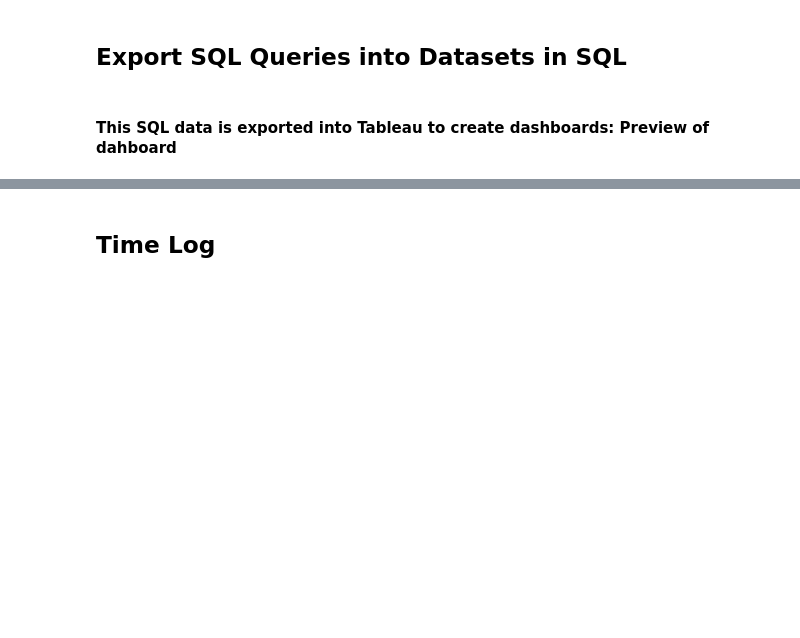
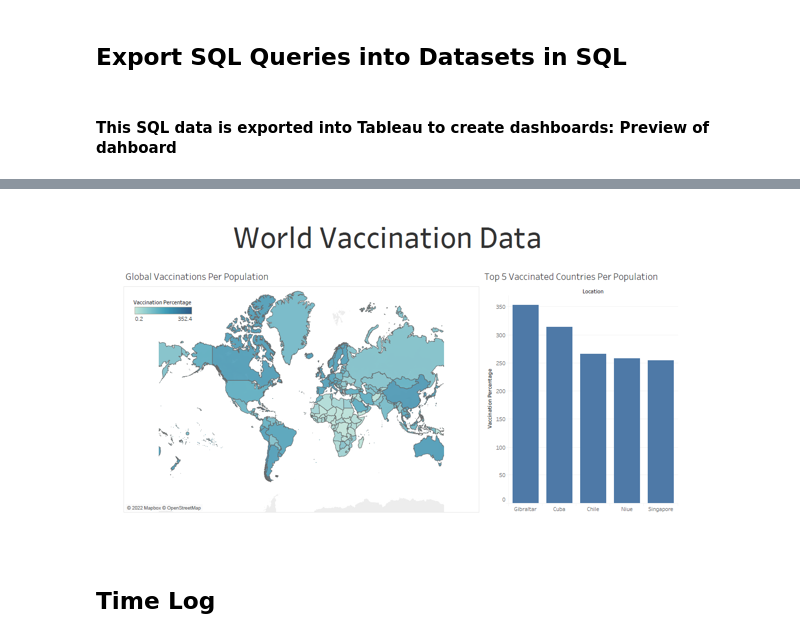
Before and after one commit to aaAbdulkadir/Full_Covid_Project_Analysis, a Jupyter notebook: CovidAutomationProject.ipynb, the cells around one changed output, grey strips where cells are left out. Cells and saved outputs as stored; diff of their text form; code cells hidden in the pictures; blank space fills up the shorter version.

```diff
--- a/CovidAutomationProject.ipynb
+++ b/CovidAutomationProject.ipynb
@@ -1028,3 +1054,7 @@ conn.close()
+# %%
+dashboard_3
+# %% [output]
+[figure, added]
 # %% [markdown]
 ## Time Log
 # %%
```
Also changed, not shown: parts of 27 cells of this notebook.
